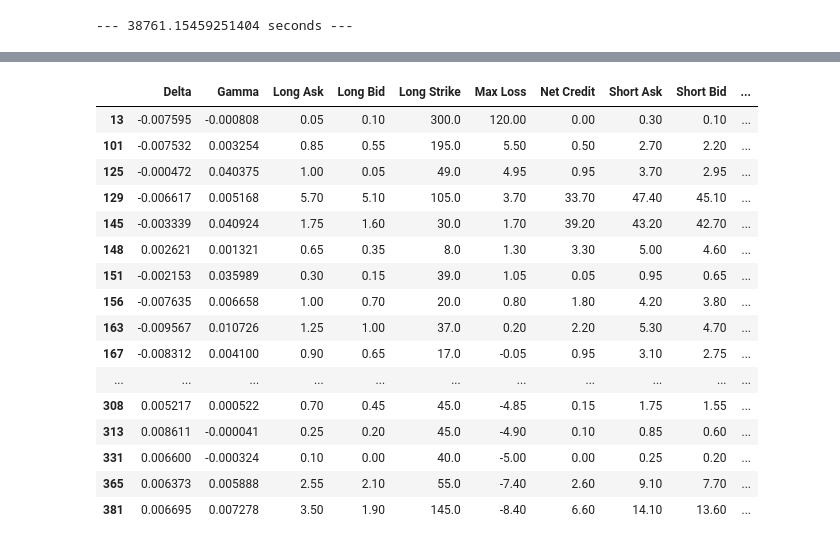
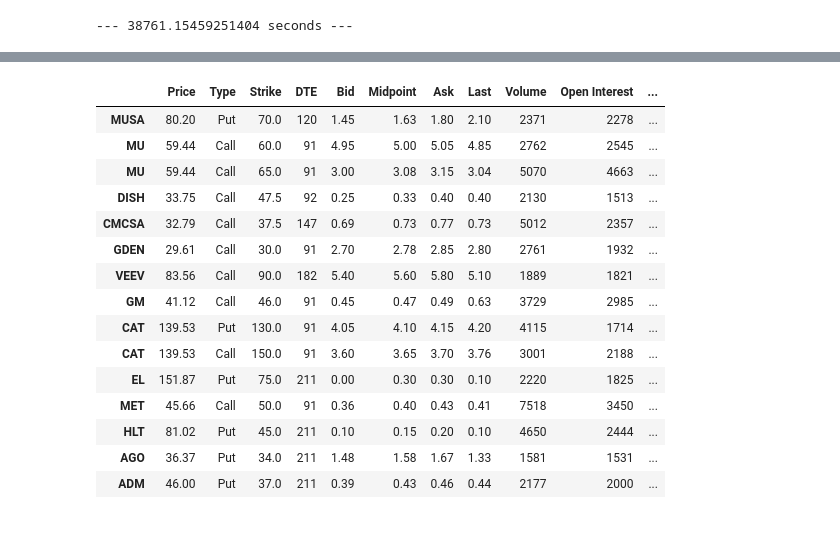
Before and after one commit to auto-d1dact/SPX-Put-Selling, a Jupyter notebook: Live Data Pulling/Options Pulling/Day Trading Options - Augen.ipynb, the cells around one changed output, grey strips where cells are left out. Saved outputs shown, nothing was run; the diff lists cells and outputs as text; code cells hidden in the pictures.

```diff
--- a/Live Data Pulling/Options Pulling/Day Trading Options - Augen.ipynb
+++ b/Live Data Pulling/Options Pulling/Day Trading Options - Augen.ipynb
@@ -130,6 +130,7 @@ us_stocks = pd.read_csv('us_stocks.csv', index_col = 0)
 active_stocks = pd.read_csv('active_names.csv', index_col = 0).dropna()
 active_etfs = pd.read_csv('active_etfs.csv', index_col = 0).dropna()
 highest_ivs = pd.read_csv('highest_iv.csv', index_col = 0).dropna()
+unusual_names = pd.read_csv('unusual_names.csv', index_col = 0).dropna()
 
 # filtered_names = pd.read_csv('filtered_names.csv', index_col = 0).join(us_stocks, how = 'inner')[us_stocks.columns]
 # filtered_names['Market Cap'] = filtered_names['Market Cap'].astype(str).str[:-1]
@@ -1128,20 +1105,29 @@ invalid value encountered in double_scalars
-# %%
-test[abs(test['Delta']) <= 0.01]
-# %% [output]
-|  | Delta | Gamma | Long Ask | Long Bid | Long Strike | Max Loss | Net Credit | Short Ask | Short Bid | ... |
-| 13 | -0.007595 | -0.000808 | 0.05 | 0.10 | 300.0 | 120.00 | 0.00 | 0.30 | 0.10 | ... |
-| 101 | -0.007532 | 0.003254 | 0.85 | 0.55 | 195.0 | 5.50 | 0.50 | 2.70 | 2.20 | ... |
-| 125 | -0.000472 | 0.040375 | 1.00 | 0.05 | 49.0 | 4.95 | 0.95 | 3.70 | 2.95 | ... |
-| 129 | -0.006617 | 0.005168 | 5.70 | 5.10 | 105.0 | 3.70 | 33.70 | 47.40 | 45.10 | ... |
-| 145 | -0.003339 | 0.040924 | 1.75 | 1.60 | 30.0 | 1.70 | 39.20 | 43.20 | 42.70 | ... |
-| 148 | 0.002621 | 0.001321 | 0.65 | 0.35 | 8.0 | 1.30 | 3.30 | 5.00 | 4.60 | ... |
-| 151 | -0.002153 | 0.035989 | 0.30 | 0.15 | 39.0 | 1.05 | 0.05 | 0.95 | 0.65 | ... |
-| 156 | -0.007635 | 0.006658 | 1.00 | 0.70 | 20.0 | 0.80 | 1.80 | 4.20 | 3.80 | ... |
-| 163 | -0.009567 | 0.010726 | 1.25 | 1.00 | 37.0 | 0.20 | 2.20 | 5.30 | 4.70 | ... |
-| 167 | -0.008312 | 0.004100 | 0.90 | 0.65 | 17.0 | -0.05 | 0.95 | 3.10 | 2.75 | ... |
-| ... | ... | ... | ... | ... | ... | ... | ... | ... | ... | ... |
-| 308 | 0.005217 | 0.000522 | 0.70 | 0.45 | 45.0 | -4.85 | 0.15 | 1.75 | 1.55 | ... |
-| 313 | 0.008611 | -0.000041 | 0.25 | 0.20 | 45.0 | -4.90 | 0.10 | 0.85 | 0.60 | ... |
-| 331 | 0.006600 | -0.000324 | 0.10 | 0.00 | 40.0 | -5.00 | 0.00 | 0.25 | 0.20 | ... |
-| 365 | 0.006373 | 0.005888 | 2.55 | 2.10 | 55.0 | -7.40 | 2.60 | 9.10 | 7.70 | ... |
-| 381 | 0.006695 | 0.007278 | 3.50 | 1.90 | 145.0 | -8.40 | 6.60 | 14.10 | 13.60 | ... |
+# %%
+interest = unusual_names[(unusual_names['DTE'] >= 90) &
+                         (unusual_names['DTE'] <= 300) &
+                         (unusual_names['Open Interest'] >= 1500)].join(tickers,
+                                                             how = 'inner').sort_values(['DTE',
+                                                                                         'Market Cap (B)'],
+                                                                                        ascending = False)
+interest[['Price', 'Type', 'Strike', 'DTE', 'Bid', 'Midpoint', 'Ask',
+ 'Last', 'Volume', 'Open Interest', 'IV',
+ 'daily_ann', 'intra_ann', 'daily_dollar_vol',
+ 'Beta','Market Cap (B)', 'PE Ratio (TTM)',
+ 'Yield']].sort_values(['intra_ann'], ascending = False)
+# %% [output]
+|  | Price | Type | Strike | DTE | Bid | Midpoint | Ask | Last | Volume | Open Interest | ... |
+| MUSA | 80.20 | Put | 70.0 | 120 | 1.45 | 1.63 | 1.80 | 2.10 | 2371 | 2278 | ... |
+| MU | 59.44 | Call | 60.0 | 91 | 4.95 | 5.00 | 5.05 | 4.85 | 2762 | 2545 | ... |
+| MU | 59.44 | Call | 65.0 | 91 | 3.00 | 3.08 | 3.15 | 3.04 | 5070 | 4663 | ... |
+| DISH | 33.75 | Call | 47.5 | 92 | 0.25 | 0.33 | 0.40 | 0.40 | 2130 | 1513 | ... |
+| CMCSA | 32.79 | Call | 37.5 | 147 | 0.69 | 0.73 | 0.77 | 0.73 | 5012 | 2357 | ... |
+| GDEN | 29.61 | Call | 30.0 | 91 | 2.70 | 2.78 | 2.85 | 2.80 | 2761 | 1932 | ... |
+| VEEV | 83.56 | Call | 90.0 | 182 | 5.40 | 5.60 | 5.80 | 5.10 | 1889 | 1821 | ... |
+| GM | 41.12 | Call | 46.0 | 91 | 0.45 | 0.47 | 0.49 | 0.63 | 3729 | 2985 | ... |
+| CAT | 139.53 | Put | 130.0 | 91 | 4.05 | 4.10 | 4.15 | 4.20 | 4115 | 1714 | ... |
+| CAT | 139.53 | Call | 150.0 | 91 | 3.60 | 3.65 | 3.70 | 3.76 | 3001 | 2188 | ... |
+| EL | 151.87 | Put | 75.0 | 211 | 0.00 | 0.30 | 0.30 | 0.10 | 2220 | 1825 | ... |
+| MET | 45.66 | Call | 50.0 | 91 | 0.36 | 0.40 | 0.43 | 0.41 | 7518 | 3450 | ... |
+| HLT | 81.02 | Put | 45.0 | 211 | 0.10 | 0.15 | 0.20 | 0.10 | 4650 | 2444 | ... |
+| AGO | 36.37 | Put | 34.0 | 211 | 1.48 | 1.58 | 1.67 | 1.33 | 1581 | 1531 | ... |
+| ADM | 46.00 | Put | 37.0 | 211 | 0.39 | 0.43 | 0.46 | 0.44 | 2177 | 2000 | ... |
```
Also changed, not shown: parts of 9 cells of this notebook.
